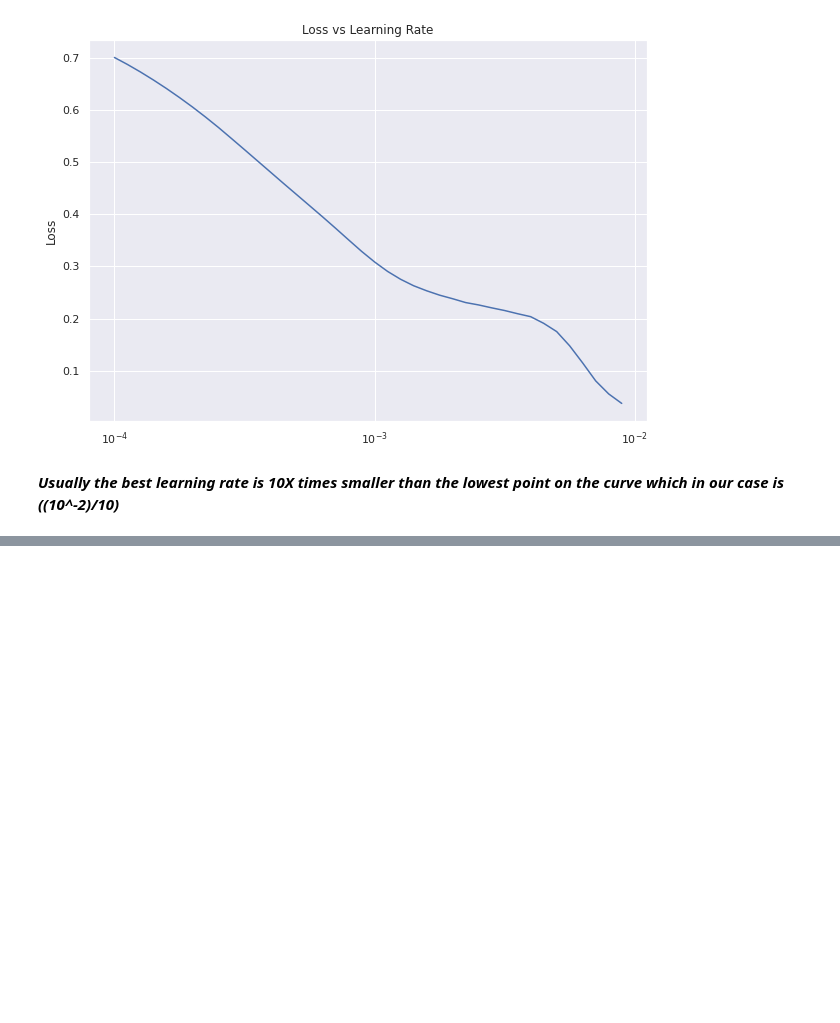
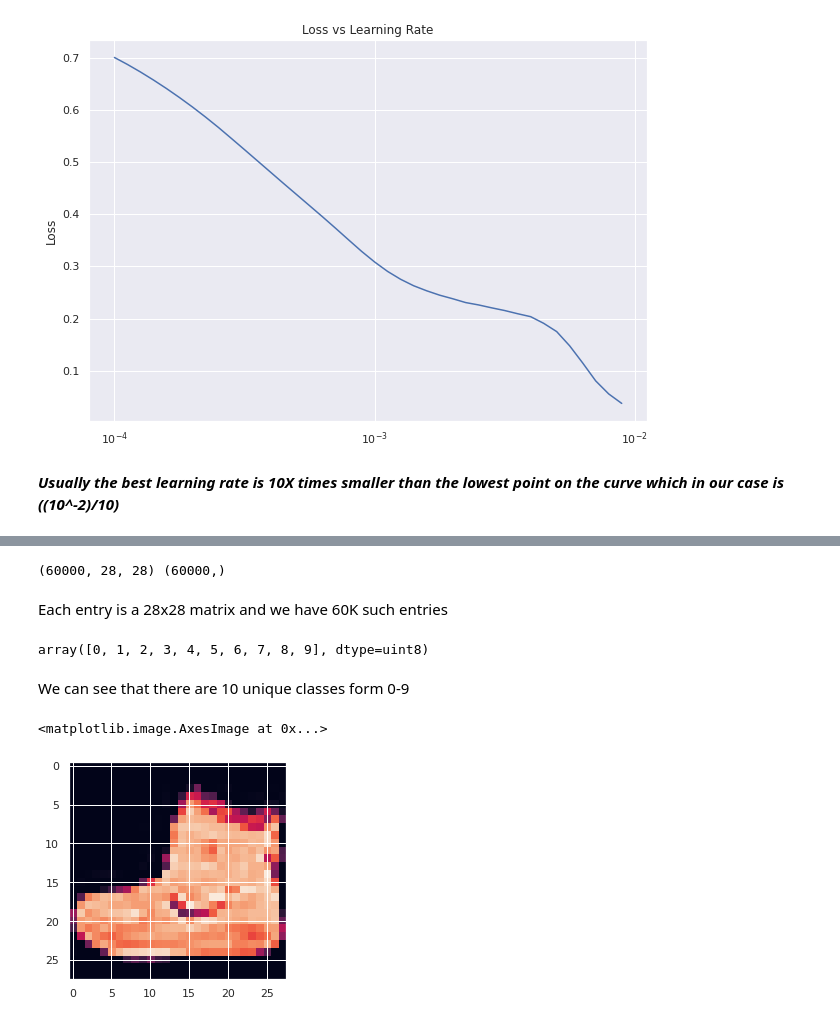
Before and after one commit to Shreyas-13/Tensorflow-Developer, a Jupyter notebook: 02_NeuralNetwork__Classification.ipynb, the cells around one changed output, grey strips where cells are left out. Saved outputs shown, nothing was run; the diff lists cells and outputs as text; code cells hidden in the pictures; blank space fills up the shorter version.

```diff
--- a/02_NeuralNetwork__Classification.ipynb
+++ b/02_NeuralNetwork__Classification.ipynb
@@ -298,0 +433,5 @@ Text(0.5, 1.0, 'Loss vs Learning Rate')
+# %%
+from tensorflow.keras.datasets import fashion_mnist
+import tensorflow as tf
+
+(train_data, train_labels), (test_data, test_labels) = fashion_mnist.load_data()
@@ -298,0 +450,17 @@ Text(0.5, 1.0, 'Loss vs Learning Rate')
+# %%
+print(train_data.shape, train_labels.shape)
+# %% [output]
+(60000, 28, 28) (60000,)
+# %% [markdown]
+Each entry is a 28x28 matrix and we have 60K such entries
+# %%
+np.unique(train_labels)
+# %% [output]
+array([0, 1, 2, 3, 4, 5, 6, 7, 8, 9], dtype=uint8)
+# %% [markdown]
+We can see that there are 10 unique classes form 0-9
+# %%
+plt.imshow(train_data[0])
+# %% [output]
+<matplotlib.image.AxesImage at 0x...>
+[figure, added]
```
Also changed, not shown: parts of 16 cells of this notebook.
